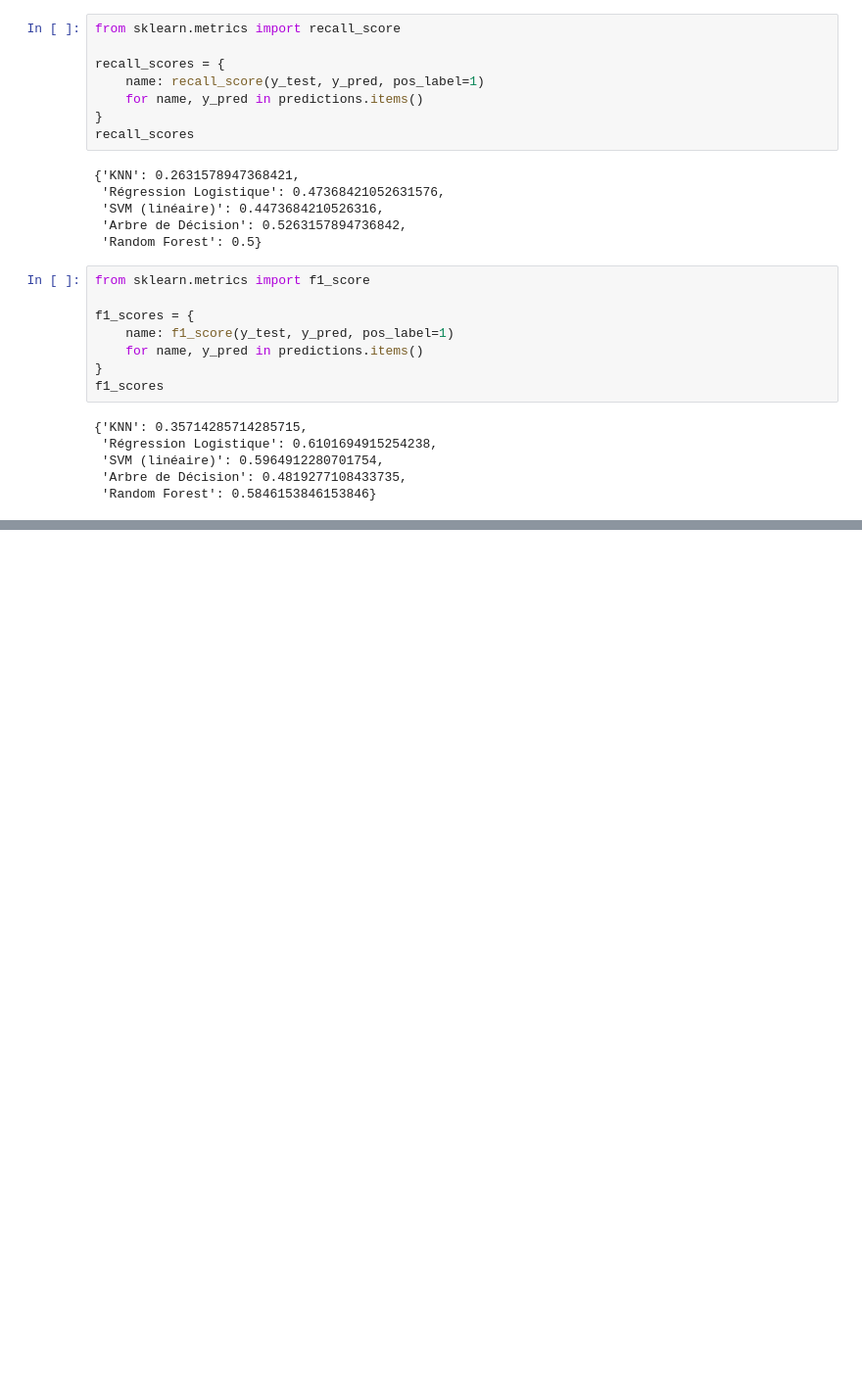
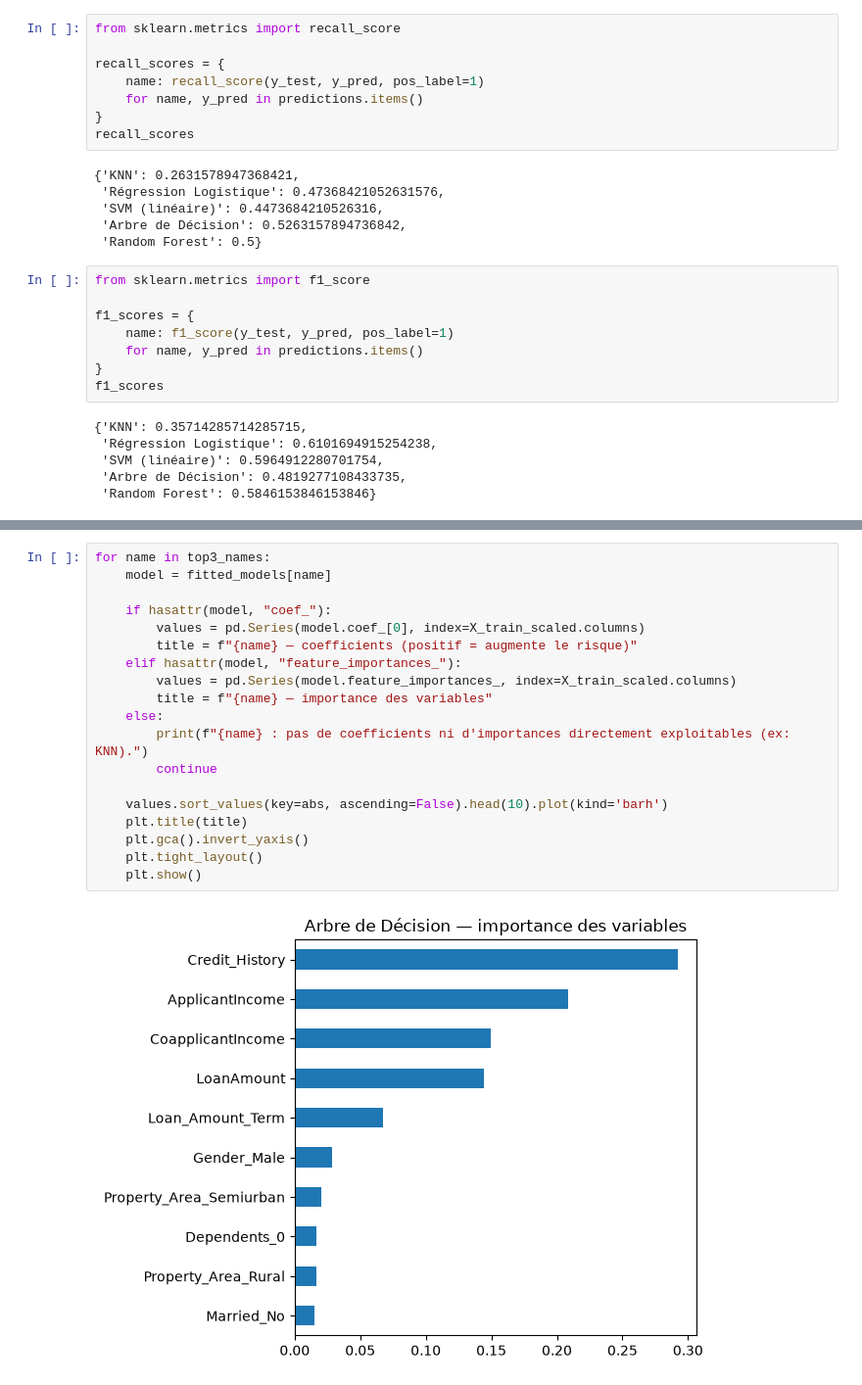
Before and after one commit to loicbonicontact-gif/Machine-Learning-Mise-en-pratique, a Jupyter notebook: notebooks/nb_03_Modélisation_CrediTrust_Scoring.ipynb, the cells around one changed output, grey strips where cells are left out. Shown at 98% size. Drawn from its saved outputs; the diff is of its cells as text; blank space fills up the shorter version.

```diff
--- a/notebooks/nb_03_Modélisation_CrediTrust_Scoring.ipynb
+++ b/notebooks/nb_03_Modélisation_CrediTrust_Scoring.ipynb
@@ -522,0 +519,21 @@ plt.show()
+# %%
+for name in top3_names:
+    model = fitted_models[name]
+
+    if hasattr(model, "coef_"):
+        values = pd.Series(model.coef_[0], index=X_train_scaled.columns)
+        title = f"{name} — coefficients (positif = augmente le risque)"
+    elif hasattr(model, "feature_importances_"):
+        values = pd.Series(model.feature_importances_, index=X_train_scaled.columns)
+        title = f"{name} — importance des variables"
+    else:
+        print(f"{name} : pas de coefficients ni d'importances directement exploitables (ex: KNN).")
+        continue
+
+    values.sort_values(key=abs, ascending=False).head(10).plot(kind='barh')
+    plt.title(title)
+    plt.gca().invert_yaxis()
+    plt.tight_layout()
+    plt.show()
+# %% [output]
+[figure, added]
```
Also changed, not shown: parts of 13 cells of this notebook.
